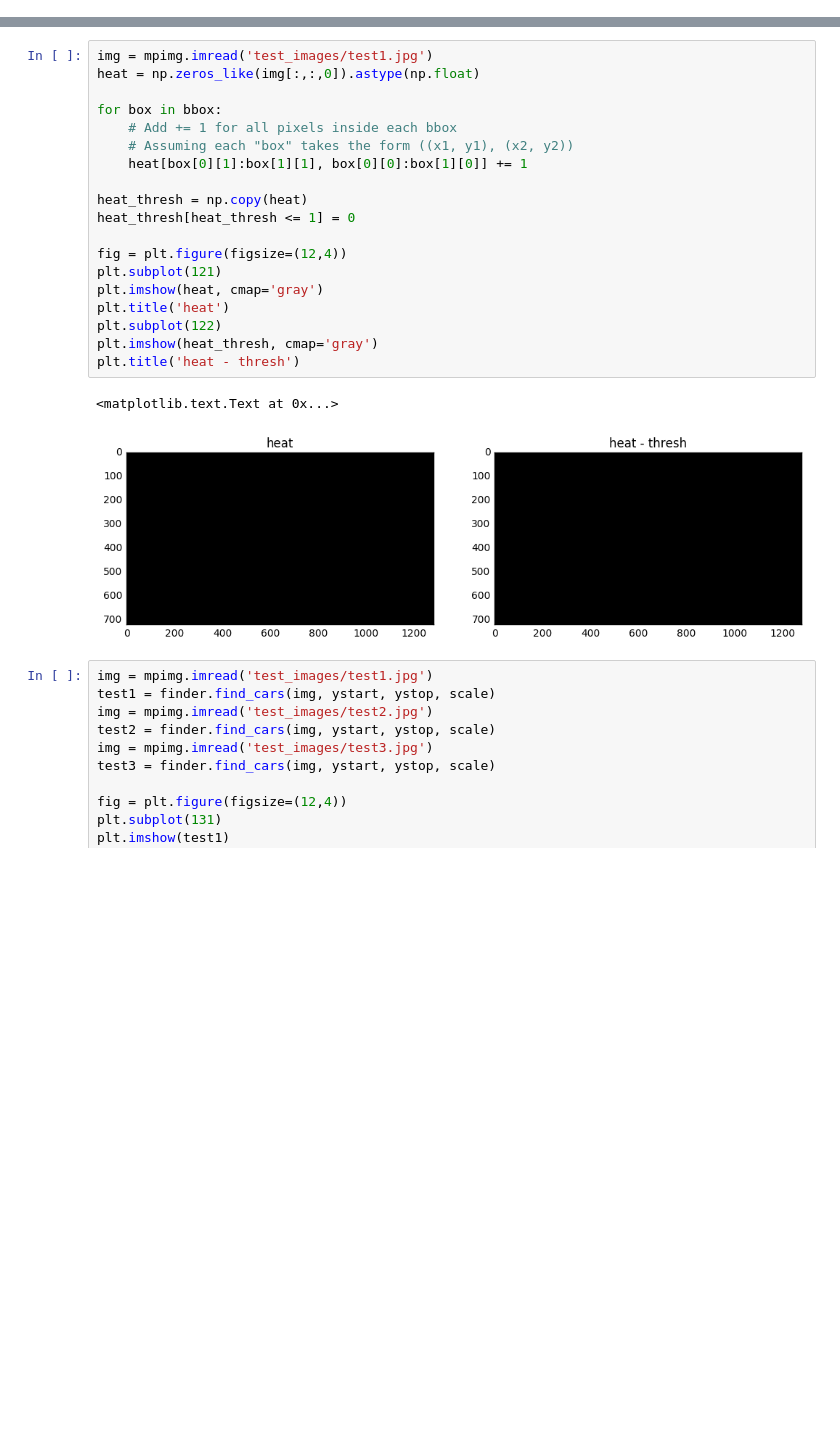
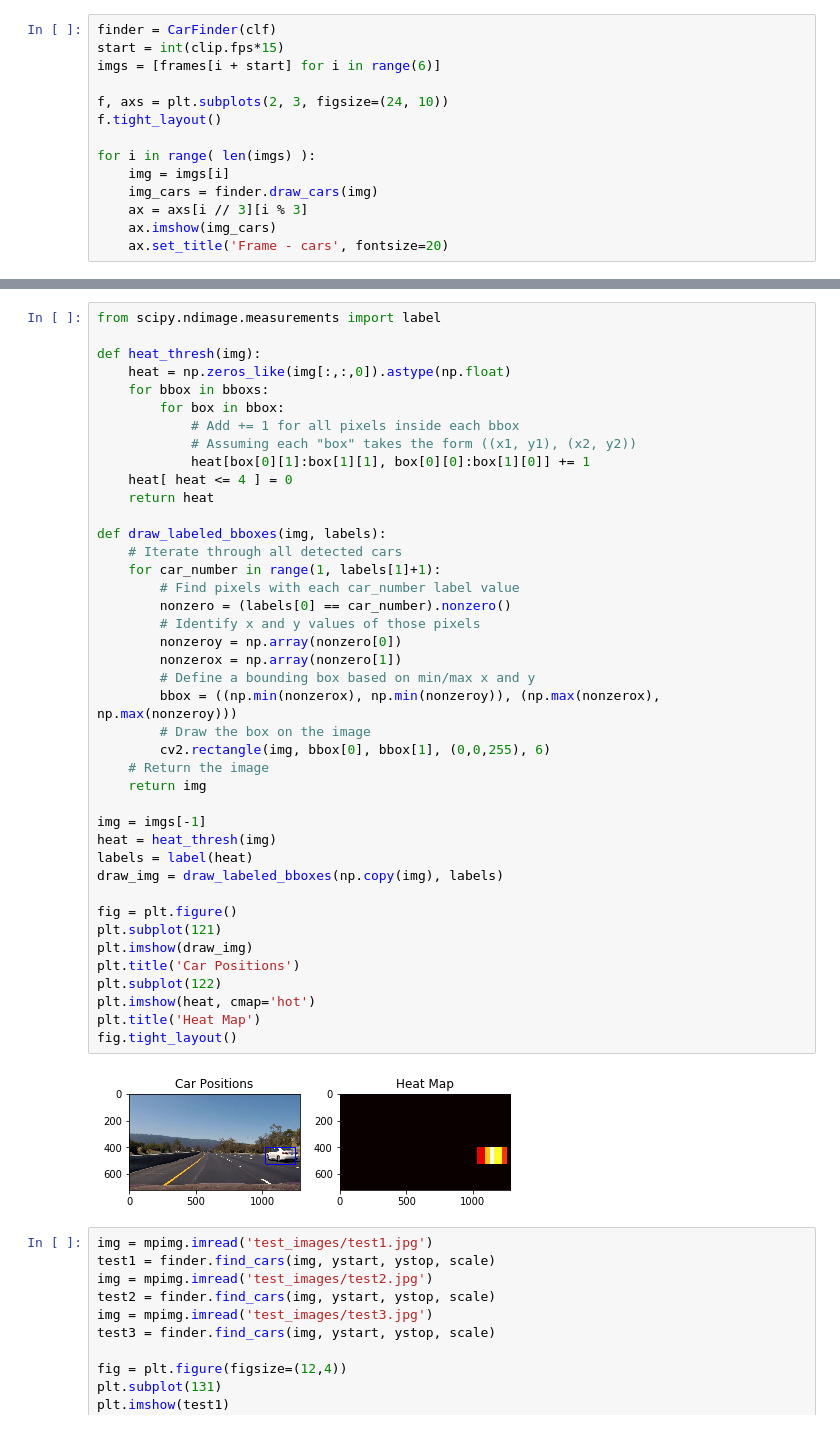
Before and after one commit to liaochiheng/CarND-Term1-P5, a Jupyter notebook: P5.ipynb, the cells around one changed output, grey strips where cells are left out. Cells and saved outputs as stored; diff of their text form; blank space fills up the shorter version.

```diff
--- a/P5.ipynb
+++ b/P5.ipynb
@@ -289,0 +337,14 @@ for i in range( len(imgs) ):
+# %%
+finder = CarFinder(clf)
+start = int(clip.fps*15)
+imgs = [frames[i + start] for i in range(6)]
+
+f, axs = plt.subplots(2, 3, figsize=(24, 10))
+f.tight_layout()
+
+for i in range( len(imgs) ):
+    img = imgs[i]
+    img_cars = finder.draw_cars(img)
+    ax = axs[i // 3][i % 3]
+    ax.imshow(img_cars)
+    ax.set_title('Frame - cars', fontsize=20)
@@ -290,25 +353,46 @@ for i in range( len(imgs) ):
 # %%
-img = mpimg.imread('test_images/test1.jpg')
-heat = np.zeros_like(img[:,:,0]).astype(np.float)
+from scipy.ndimage.measurements import label
 
-for box in bbox:
-    # Add += 1 for all pixels inside each bbox
-    # Assuming each "box" takes the form ((x1, y1), (x2, y2))
-    heat[box[0][1]:box[1][1], box[0][0]:box[1][0]] += 1
+def heat_thresh(img):
+    heat = np.zeros_like(img[:,:,0]).astype(np.float)
+    for bbox in bboxs:
+        for box in bbox:
+            # Add += 1 for all pixels inside each bbox
+            # Assuming each "box" takes the form ((x1, y1), (x2, y2))
+            heat[box[0][1]:box[1][1], box[0][0]:box[1][0]] += 1
+    heat[ heat <= 4 ] = 0
+    return heat
 
-heat_thresh = np.copy(heat)
-heat_thresh[heat_thresh <= 1] = 0
+def draw_labeled_bboxes(img, labels):
+    # Iterate through all detected cars
+    for car_number in range(1, labels[1]+1):
+        # Find pixels with each car_number label value
+        nonzero = (labels[0] == car_number).nonzero()
+        # Identify x and y values of those pixels
+        nonzeroy = np.array(nonzero[0])
+        nonzerox = np.array(nonzero[1])
+        # Define a bounding box based on min/max x and y
+        bbox = ((np.min(nonzerox), np.min(nonzeroy)), (np.max(nonzerox), np.max(nonzeroy)))
+        # Draw the box on the image
+        cv2.rectangle(img, bbox[0], bbox[1], (0,0,255), 6)
+    # Return the image
+    return img
 
-fig = plt.figure(figsize=(12,4))
+img = imgs[-1]
+heat = heat_thresh(img)
+labels = label(heat)
+draw_img = draw_labeled_bboxes(np.copy(img), labels)
+
+fig = plt.figure()
 plt.subplot(121)
-plt.imshow(heat, cmap='gray')
-plt.title('heat')
+plt.imshow(draw_img)
+plt.title('Car Positions')
 plt.subplot(122)
-plt.imshow(heat_thresh, cmap='gray')
-plt.title('heat - thresh')
+plt.imshow(heat, cmap='hot')
+plt.title('Heat Map')
+fig.tight_layout()
 # %% [output]
-<matplotlib.text.Text at 0x...>
-[figure, old version]
+[figure, new version]
 # %%
 img = mpimg.imread('test_images/test1.jpg')
 test1 = finder.find_cars(img, ystart, ystop, scale)
```
Also changed, not shown: parts of 6 cells of this notebook.
